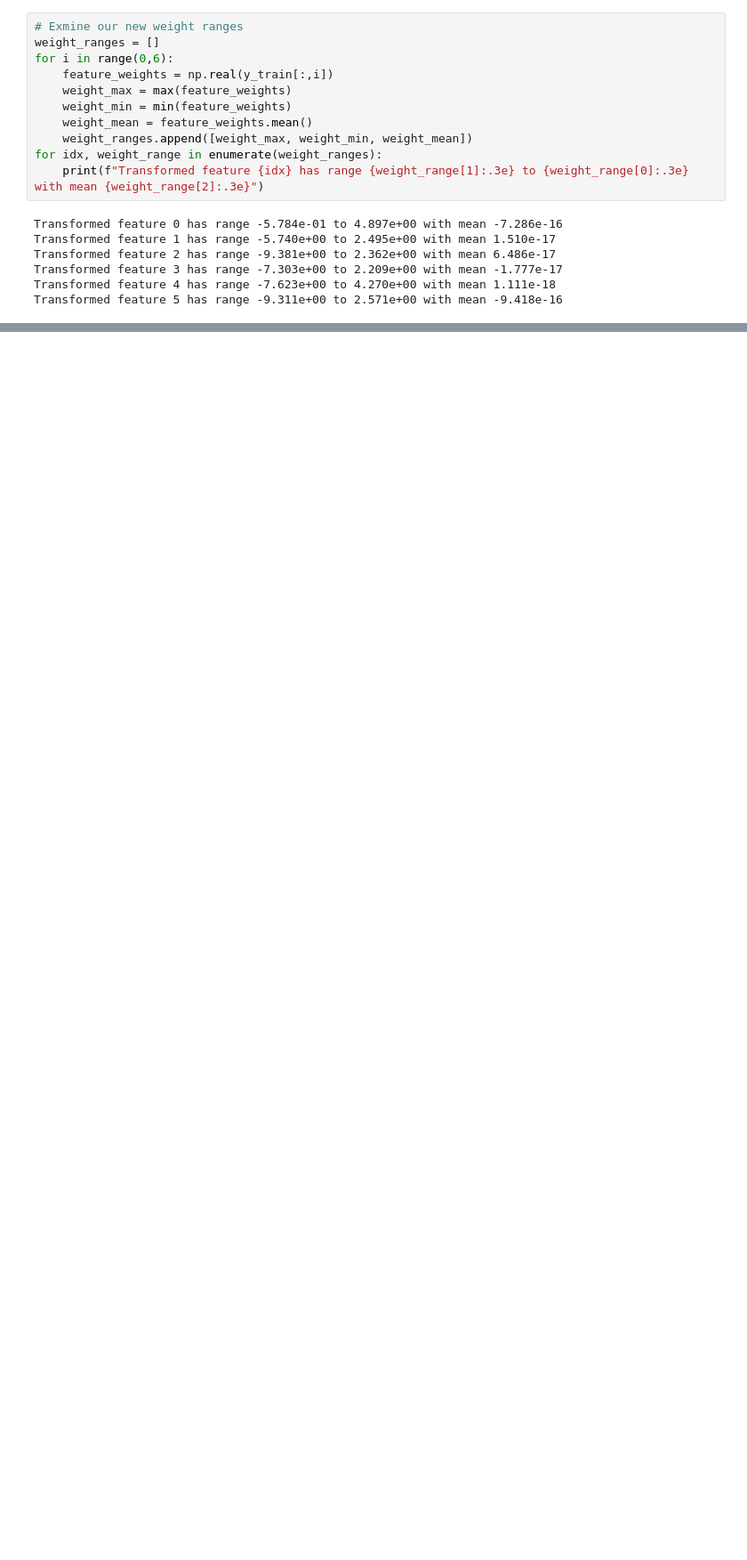
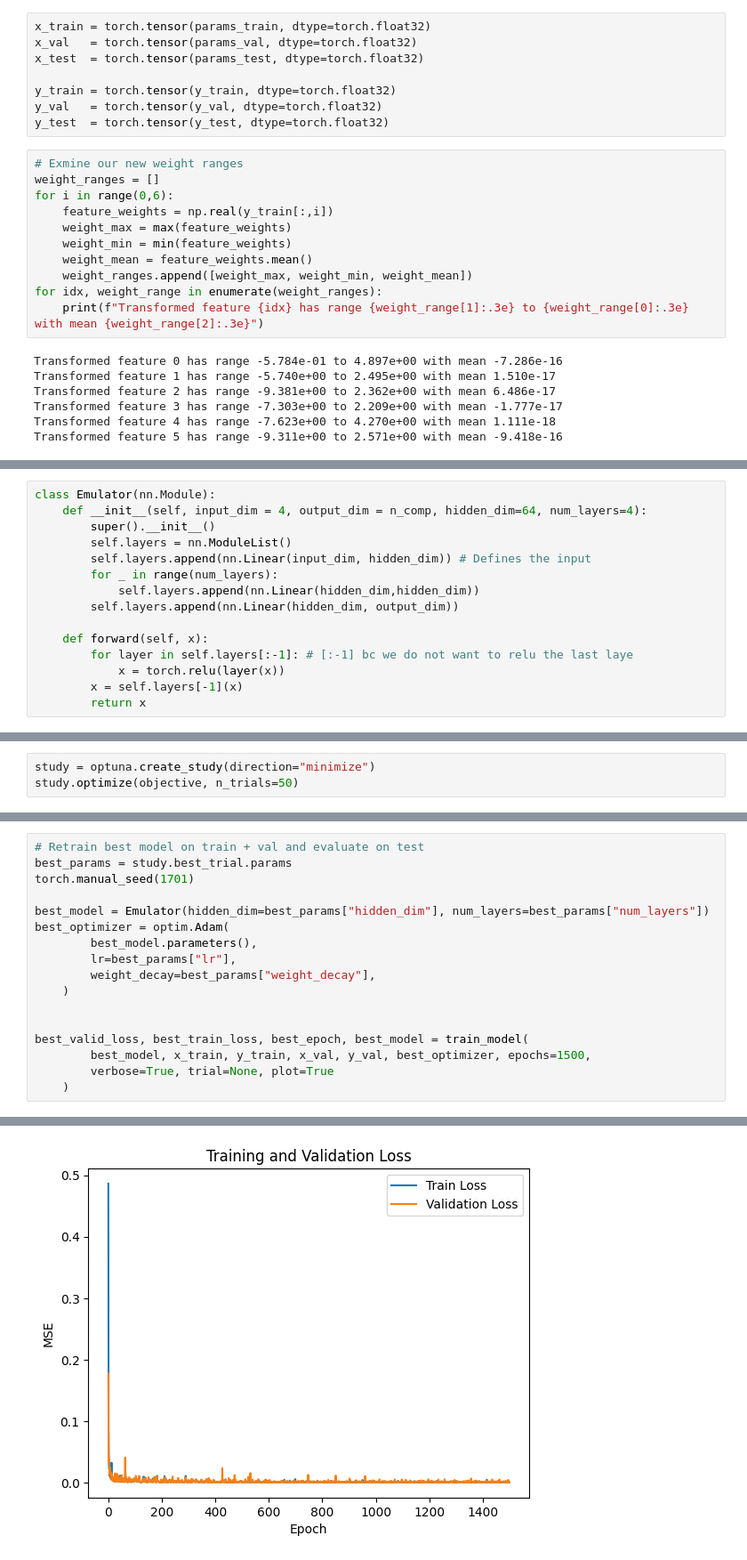
Before and after one commit to JoeyWee1/Machine-Learning-Enhanced-Inference-of-the-21-cm-Power-Spectrum-at-Cosmic-Dawn, a Jupyter notebook: ML_inference.ipynb, the cells around one changed output, grey strips where cells are left out. Shown at 89% size. Saved outputs shown, nothing was run; the diff lists cells and outputs as text; blank space fills up the shorter version.

```diff
--- a/ML_inference.ipynb
+++ b/ML_inference.ipynb
@@ -213,6 +217,14 @@ weight_scaler =  StandardScaler().fit(projected_coeffs_train) # Normalise across
 y_test = weight_scaler.transform(projected_coeffs_test)
 y_val = weight_scaler.transform(projected_coeffs_val)
 y_train = weight_scaler.transform(projected_coeffs_train)
+# %%
+x_train = torch.tensor(params_train, dtype=torch.float32)
+x_val   = torch.tensor(params_val, dtype=torch.float32)
+x_test  = torch.tensor(params_test, dtype=torch.float32)
+
+y_train = torch.tensor(y_train, dtype=torch.float32)
+y_val   = torch.tensor(y_val, dtype=torch.float32)
+y_test  = torch.tensor(y_test, dtype=torch.float32)
 # %%
 # Exmine our new weight ranges
 weight_ranges = []
@@ -236 +250,16 @@ This looks good. Now we train the NN.
+# %%
+class Emulator(nn.Module):
+    def __init__(self, input_dim = 4, output_dim = n_comp, hidden_dim=64, num_layers=4):
+        super().__init__()
+        self.layers = nn.ModuleList()
+        self.layers.append(nn.Linear(input_dim, hidden_dim)) # Defines the input
+        for _ in range(num_layers):
+            self.layers.append(nn.Linear(hidden_dim,hidden_dim))
+        self.layers.append(nn.Linear(hidden_dim, output_dim))
+
+    def forward(self, x):
+        for layer in self.layers[:-1]: # [:-1] bc we do not want to relu the last laye
+            x = torch.relu(layer(x))
+        x = self.layers[-1](x)
+        return x
 # %%
@@ -243,0 +363,3 @@ print(evecs[:,:n_comp].shape)
+# %%
+study = optuna.create_study(direction="minimize")
+study.optimize(objective, n_trials=50)
@@ -243,0 +390,18 @@ print(evecs[:,:n_comp].shape)
+# %%
+# Retrain best model on train + val and evaluate on test
+best_params = study.best_trial.params
+torch.manual_seed(1701)
+
+best_model = Emulator(hidden_dim=best_params["hidden_dim"], num_layers=best_params["num_layers"])
+best_optimizer = optim.Adam(
+        best_model.parameters(),
+        lr=best_params["lr"],
+        weight_decay=best_params["weight_decay"],
+    )
+
+
+best_valid_loss, best_train_loss, best_epoch, best_model = train_model(
+        best_model, x_train, y_train, x_val, y_val, best_optimizer, epochs=1500,
+        verbose=True, trial=None, plot=True
+    )
+# %% [output]
@@ -243,0 +424 @@ print(evecs[:,:n_comp].shape)
+[figure, added]
```
Also changed, not shown: parts of 10 cells of this notebook.
